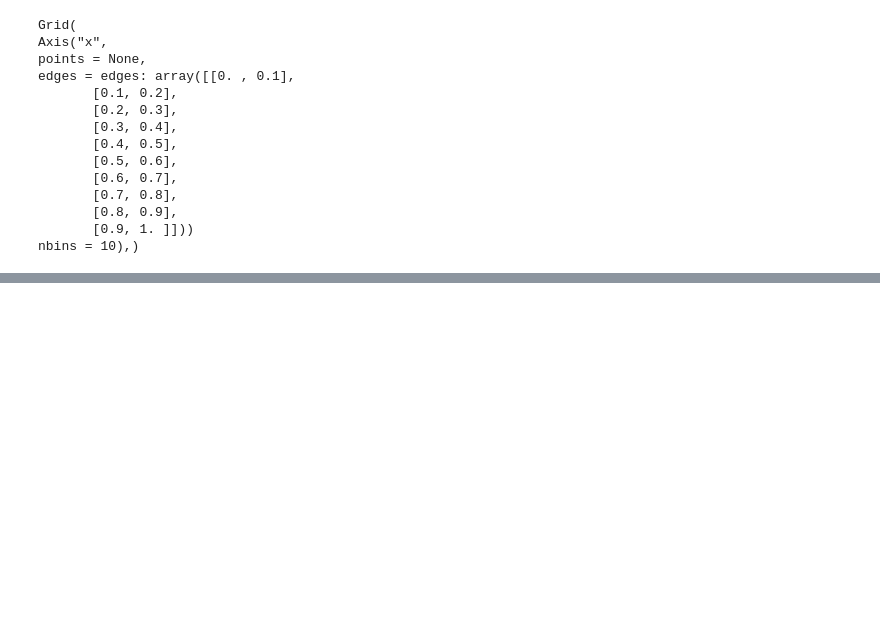
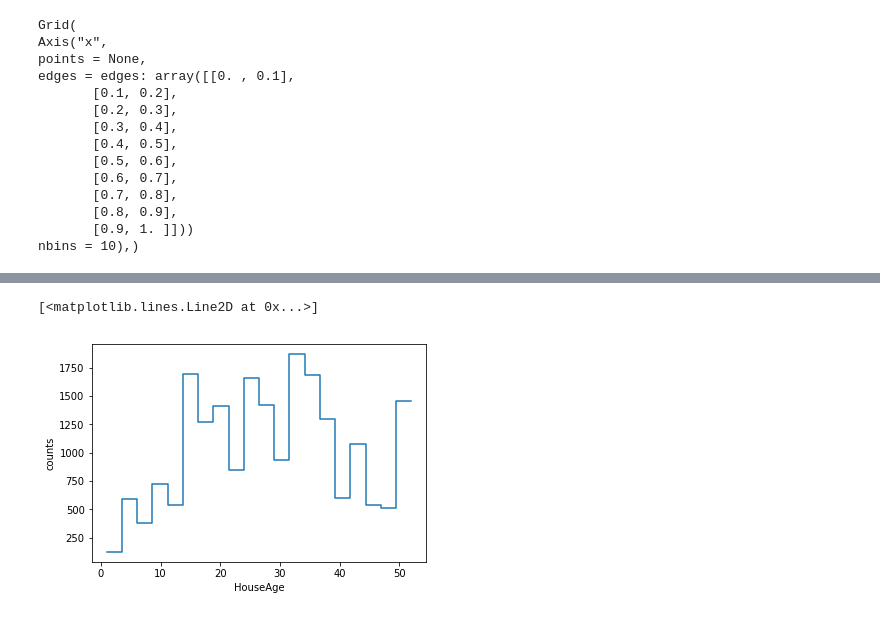
Before and after one commit to philippeller/dama, a Jupyter notebook: notebooks/histo_functions.ipynb, the cells around one changed output, grey strips where cells are left out. Saved outputs shown, nothing was run; the diff lists cells and outputs as text; code cells hidden in the pictures; blank space fills up the shorter version.

```diff
--- a/notebooks/histo_functions.ipynb
+++ b/notebooks/histo_functions.ipynb
@@ -208,0 +241,5 @@ A.foo(
+# %%
+d.histogram(HouseAge=20).plot('counts')
+# %% [output]
+[<matplotlib.lines.Line2D at 0x...>]
+[figure, added]
```
Also changed, not shown: parts of 49 cells of this notebook, 2 other files.
